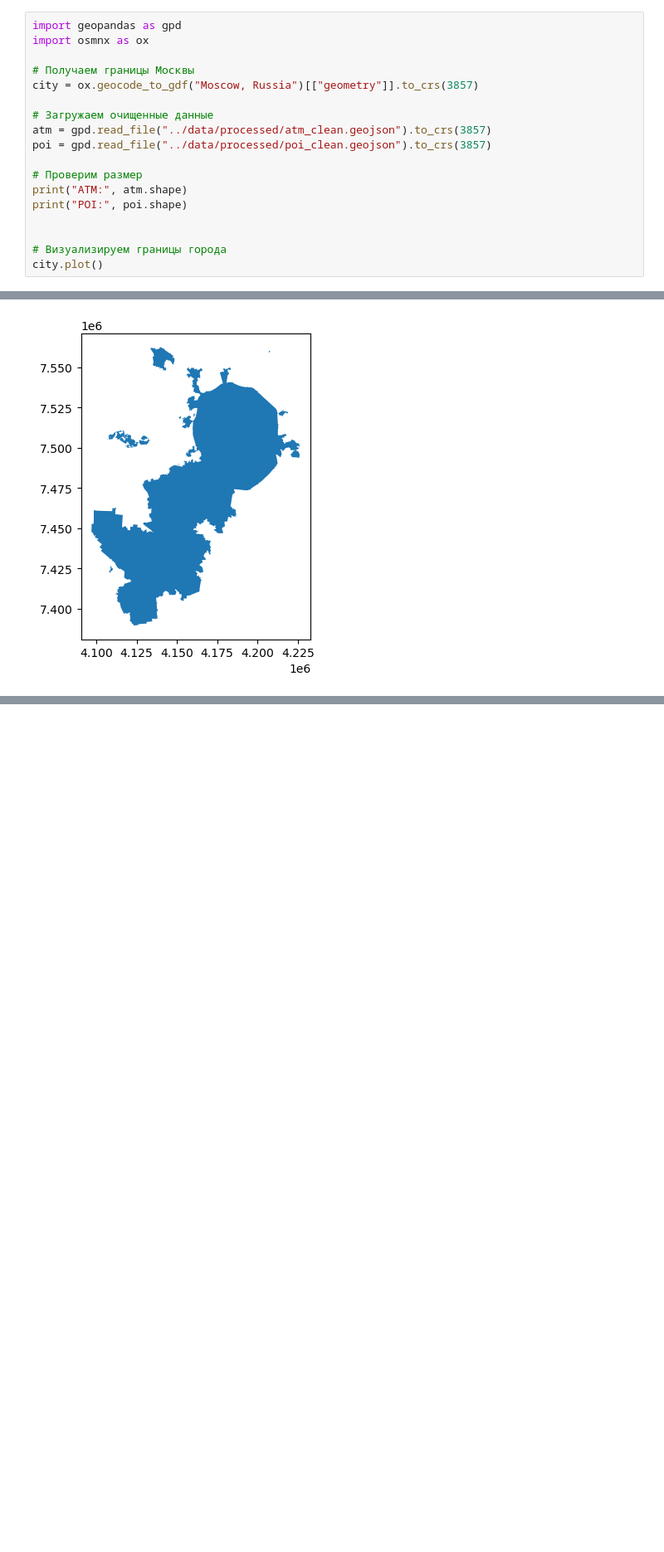
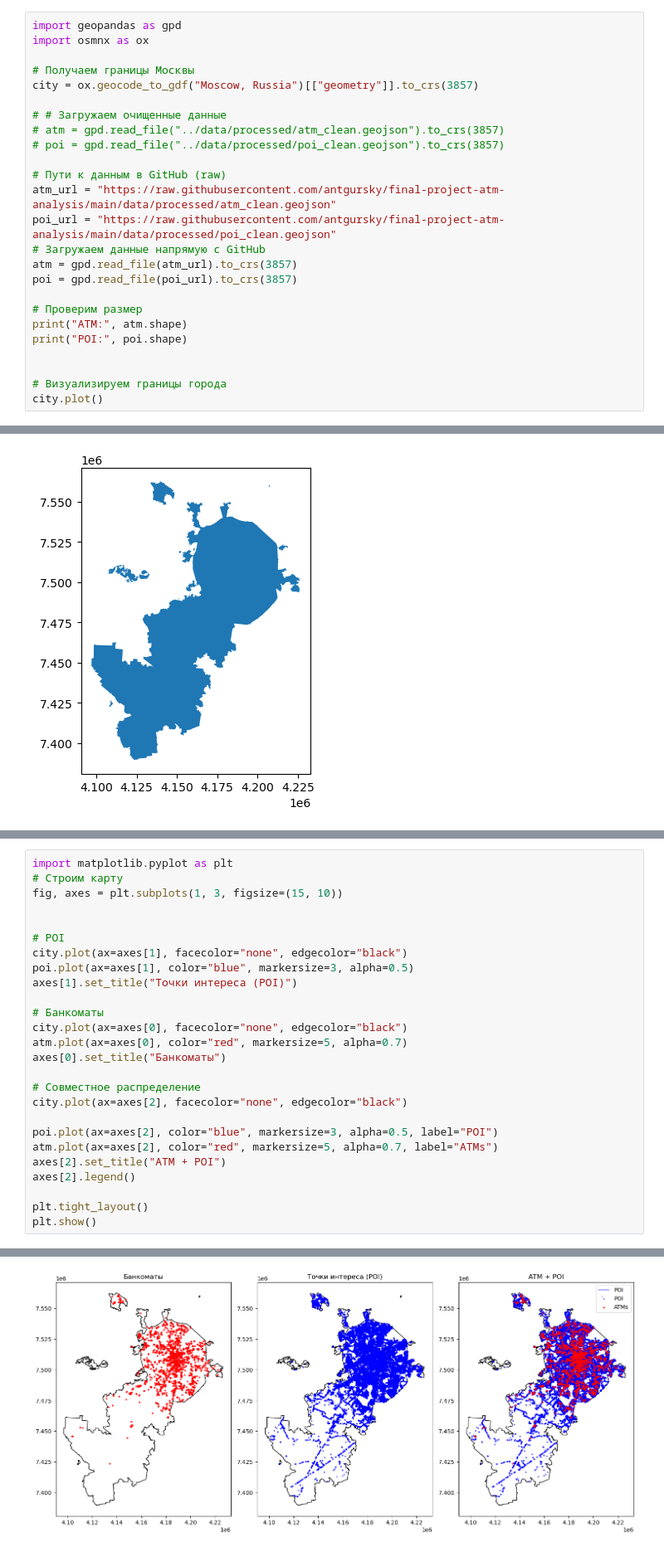
Before and after one commit to antgursky/final-project-atm-analysis, a Jupyter notebook: notebooks/01_data_collection.ipynb, the cells around one changed output, grey strips where cells are left out. Shown at 83% size. Saved outputs shown, nothing was run; the diff lists cells and outputs as text; blank space fills up the shorter version.

```diff
--- a/notebooks/01_data_collection.ipynb
+++ b/notebooks/01_data_collection.ipynb
@@ -467,9 +484,16 @@ import osmnx as ox
 # Получаем границы Москвы
 city = ox.geocode_to_gdf("Moscow, Russia")[["geometry"]].to_crs(3857)
 
-# Загружаем очищенные данные
-atm = gpd.read_file("../data/processed/atm_clean.geojson").to_crs(3857)
-poi = gpd.read_file("../data/processed/poi_clean.geojson").to_crs(3857)
+# # Загружаем очищенные данные
+# atm = gpd.read_file("../data/processed/atm_clean.geojson").to_crs(3857)
+# poi = gpd.read_file("../data/processed/poi_clean.geojson").to_crs(3857)
+
+# Пути к данным в GitHub (raw)
+atm_url = "https://raw.githubusercontent.com/antgursky/final-project-atm-analysis/main/data/processed/atm_clean.geojson"
+poi_url = "https://raw.githubusercontent.com/antgursky/final-project-atm-analysis/main/data/processed/poi_clean.geojson"
+# Загружаем данные напрямую с GitHub
+atm = gpd.read_file(atm_url).to_crs(3857)
+poi = gpd.read_file(poi_url).to_crs(3857)
 
 # Проверим размер
 print("ATM:", atm.shape)
@@ -485,0 +537,27 @@ POI: (32619, 11)
+# %%
+import matplotlib.pyplot as plt
+# Строим карту
+fig, axes = plt.subplots(1, 3, figsize=(15, 10))
+
+
+# POI
+city.plot(ax=axes[1], facecolor="none", edgecolor="black")
+poi.plot(ax=axes[1], color="blue", markersize=3, alpha=0.5)
+axes[1].set_title("Точки интереса (POI)")
+
+# Банкоматы
+city.plot(ax=axes[0], facecolor="none", edgecolor="black")
+atm.plot(ax=axes[0], color="red", markersize=5, alpha=0.7)
+axes[0].set_title("Банкоматы")
+
+# Совместное распределение
+city.plot(ax=axes[2], facecolor="none", edgecolor="black")
+
+poi.plot(ax=axes[2], color="blue", markersize=3, alpha=0.5, label="POI")
+atm.plot(ax=axes[2], color="red", markersize=5, alpha=0.7, label="ATMs")
+axes[2].set_title("ATM + POI")
+axes[2].legend()
+
+plt.tight_layout()
+plt.show()
+# %% [output]
@@ -485,0 +566 @@ POI: (32619, 11)
+[figure, added]
```
Also changed, not shown: parts of 33 cells of this notebook, 1 other file.
